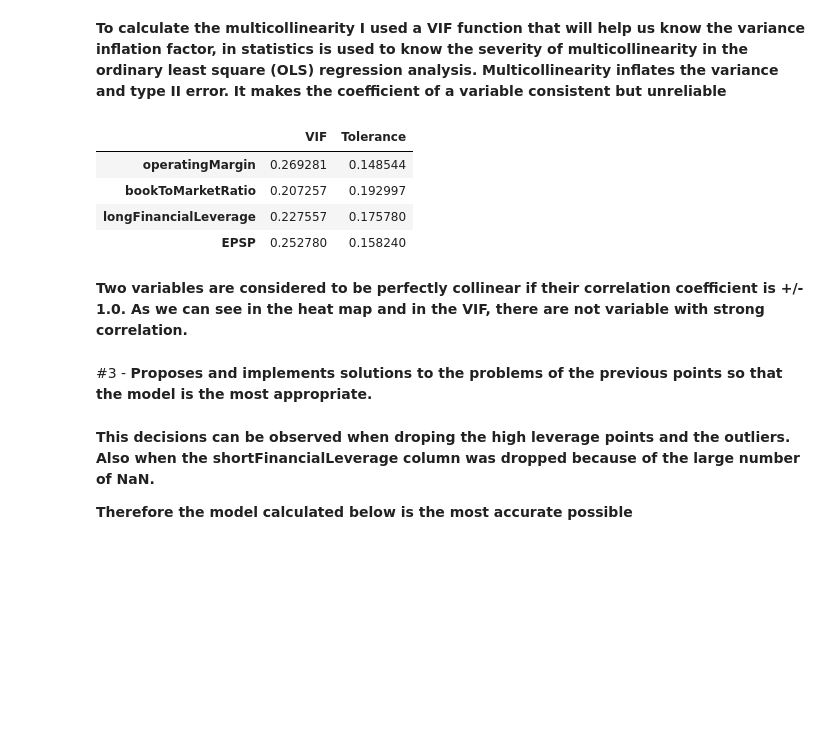
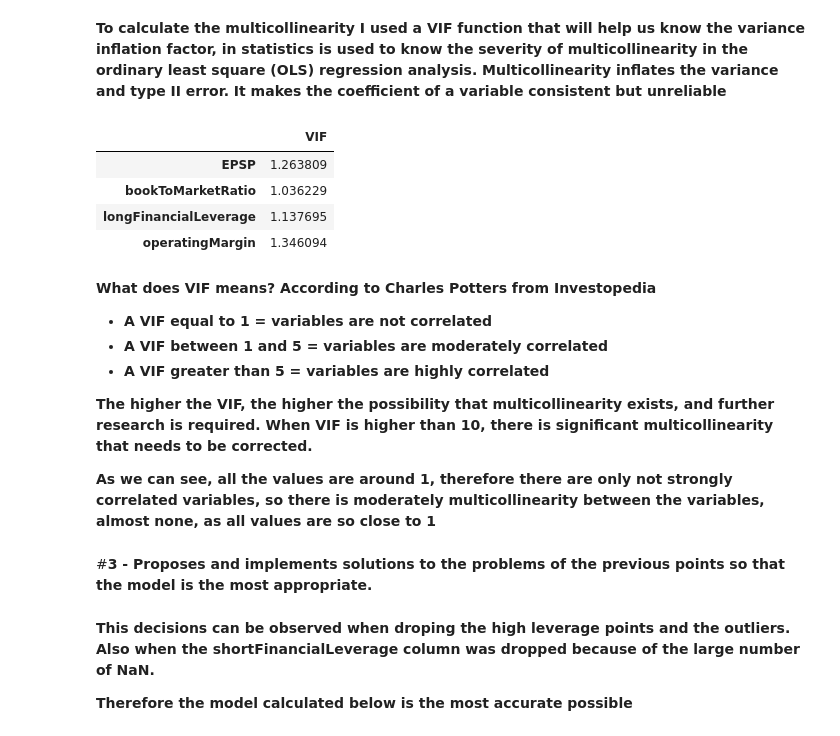
Before and after one commit to KarenRugerioA/Karen-s-Workshops, a Jupyter notebook: MatrixAlgebraDatasetAnalysis/DataAnalysis.ipynb, the cells around one changed output. Cells and saved outputs as stored; diff of their text form; code cells hidden in the pictures; blank space fills up the shorter version.

```diff
--- a/MatrixAlgebraDatasetAnalysis/DataAnalysis.ipynb
+++ b/MatrixAlgebraDatasetAnalysis/DataAnalysis.ipynb
@@ -423 +519,5 @@ odf[odf['stdresidualError'].abs()>3]
+# %%
+#Droping outlier point on the main dataframe
+df = df.drop(labels=odf.index, axis=0)
+df = df.drop(labels=cooksdf.index, axis=0)
 # %% [markdown]
@@ -424,14 +526,11 @@ odf[odf['stdresidualError'].abs()>3]
 **By this time we have a R-squared of 0.234 after dropping the leverage poins, now we will drop the outlier found and see how much improve our model**
-# %%
-#Droping rows that are leverage points on the main dataframe
-df = df.drop(labels=[174], axis=0)
 # %% [markdown]
 **Multivariate Linear Regression without outliers**
 # %%
 #Multivariate Linear Regression
 #First we have to drop the Infinite values and Nas
 df.replace([np.inf, -np.inf], np.nan, inplace=True)
-dfML = df.reset_index().drop(columns=['firm','qdate']).dropna()
+dfML = df.drop(columns=['firm','qdate'])
 #define dependant variable (response)
 y = dfML['r']
 #define independant variables (predictor)
@@ -468,30 +567,37 @@ Notes:
 **To calculate the multicollinearity I used a VIF function that will help us know the variance inflation factor, in statistics is used to know the severity of multicollinearity in the ordinary least square (OLS) regression analysis. Multicollinearity inflates the variance and type II error. It makes the coefficient of a variable consistent but unreliable**
 # %%
 def calculate_vif(df, features):
-    vif, tolerance = {}, {}    #features
-    for feature in features:
-        # extract all the other features to regress against
-        X = [f for f in features if f != feature]
-        X, y = df[X], df[feature]        # extract r-squared
-        r2 = LinearRegression().fit(X, y).score(X, y)
+  df = df.dropna()
+  vif, tolerance = {}, {}
+  for feature in features:
+    X = [f for f in features if f != feature]
+    X, y = df[X], df[feature]
+    r2 = LinearRegression().fit(X, y).score(X, y)
 
-        # calculate tolerance
-        tolerance[feature] = 1 - r2        # calculate VIF
-        vif[feature] = 1/(tolerance[feature])    # return VIF DataFrame
-    return pd.DataFrame({'VIF': vif, 'Tolerance': tolerance})/5
+    tolerance[feature] = 1 - r2
+    vif[feature] = 1/(tolerance[feature])
+  return pd.DataFrame({'VIF': vif})
 # %%
-dfMultiCol = df[['operatingMargin','bookToMarketRatio','longFinancialLeverage','EPSP', 'r']].dropna()
-calculate_vif(df=dfMultiCol, features=['operatingMargin','bookToMarketRatio','longFinancialLeverage','EPSP'])
+X = df[['operatingMargin','bookToMarketRatio','longFinancialLeverage','EPSP', 'r']]
+calculate_vif(df=X, features=['operatingMargin','bookToMarketRatio','longFinancialLeverage','EPSP'])
 # %% [output]
-|  | VIF | Tolerance |
-| operatingMargin | 0.269281 | 0.148544 |
-| bookToMarketRatio | 0.207257 | 0.192997 |
-| longFinancialLeverage | 0.227557 | 0.175780 |
-| EPSP | 0.252780 | 0.158240 |
+|  | VIF |
+| EPSP | 1.263809 |
+| bookToMarketRatio | 1.036229 |
+| longFinancialLeverage | 1.137695 |
+| operatingMargin | 1.346094 |
-# %% [markdown]
-**Two variables are considered to be perfectly collinear if their correlation coefficient is +/- 1.0. As we can see in the heat map and in the VIF, there are not variable with strong correlation.**
+# %% [markdown]
+**What does VIF means? According to Charles Potters from Investopedia**
+
+- **A VIF equal to 1 = variables are not correlated**
+- **A VIF between 1 and 5 = variables are moderately correlated**
+- **A VIF greater than 5 = variables are highly correlated**
+
+**The higher the VIF, the higher the possibility that multicollinearity exists, and further research is required. When VIF is higher than 10, there is significant multicollinearity that needs to be corrected.**
+
+**As we can see, all the values are around 1, therefore there are only not strongly correlated variables, so there is moderately multicollinearity between the variables, almost none, as all values are so close to 1**
 # %% [markdown]
-#3 - **Proposes and implements solutions to the problems of the previous points so that the model is the most appropriate.**
+#**3 - Proposes and implements solutions to the problems of the previous points so that the model is the most appropriate.**
 # %% [markdown]
 **This decisions can be observed when droping the high leverage points and the outliers. Also when the shortFinancialLeverage column was dropped because of the large number of NaN.**
 
```
Also changed, not shown: parts of 24 cells of this notebook, 1 other file.
